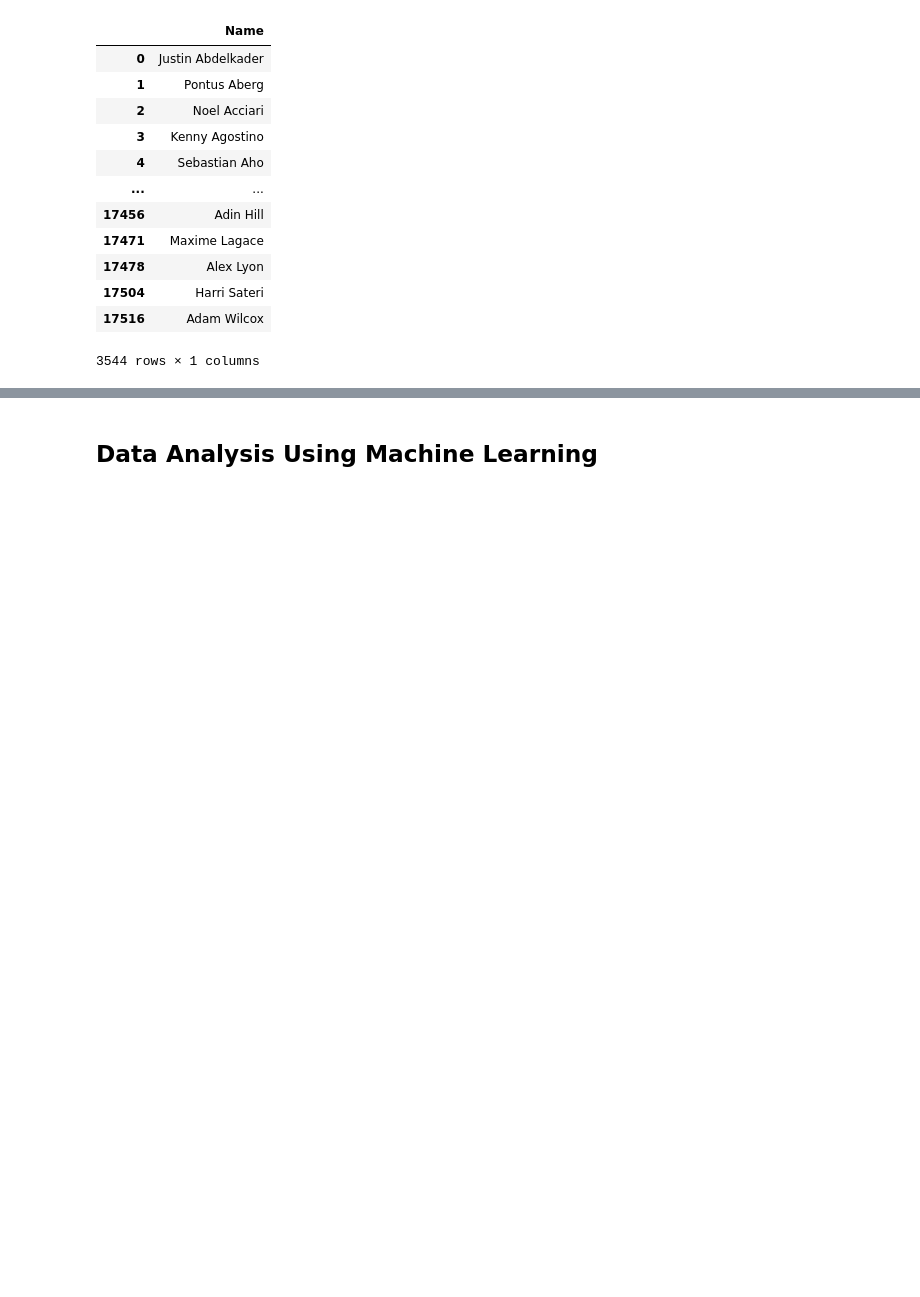
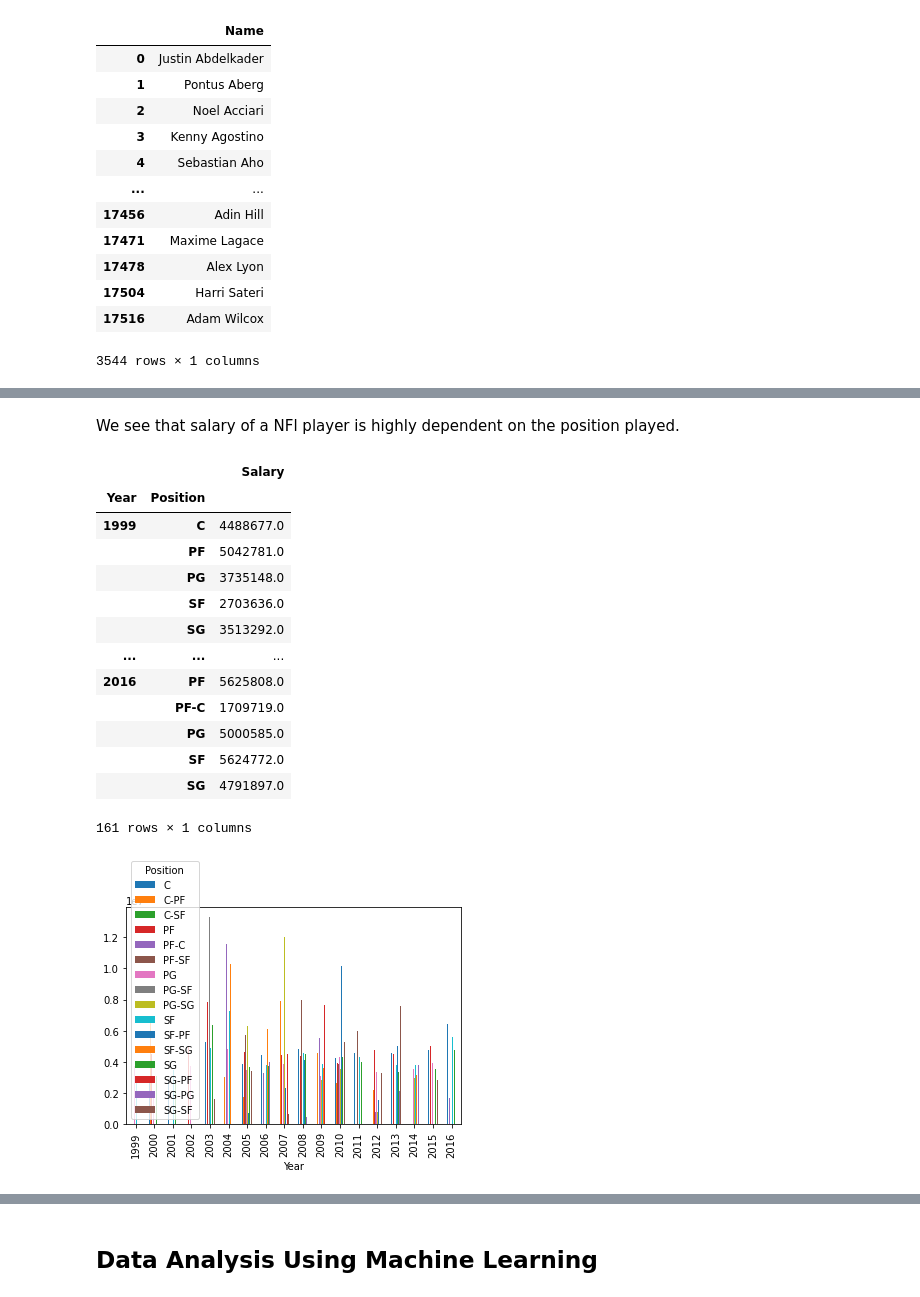
Before and after one commit to stevensryanw/stevensryanw.github.io, a Jupyter notebook: main.ipynb, the cells around one changed output, grey strips where cells are left out. Drawn from its saved outputs; the diff is of its cells as text; code cells hidden in the pictures; blank space fills up the shorter version.

```diff
--- a/main.ipynb
+++ b/main.ipynb
@@ -465,0 +890,31 @@ nba_salEval.plot.line(
+# %% [markdown]
+We see that salary of a NFl player is highly dependent on the position played.
+# %%
+#NBA
+nbaTemp = nba.loc[nba["Season"] >= 2001]
+nbaTemp = nbaTemp.loc[nbaTemp["Season"] <= 2016]
+nbaTemp = pd.DataFrame().assign(Name = nba["Name"], Year = nba["Season"], Position = nba["Pos"], Salary = nba["Salary"])
+nbaTemp.sort_values(by = "Year", ascending = True, inplace = True)
+nbaTemp = nbaTemp.astype({"Year": "int", "Salary": "int"})
+
+nba_cube = nbaTemp.pivot_table(index = "Year", columns=["Position"], values = "Salary", aggfunc=np.mean)
+nba_cube.plot.bar()
+
+nba_table = (nbaTemp.groupby(["Year", "Position"])).Salary.mean().round()
+nba_table.to_frame()
+# %% [output]
+|  |  | Salary |
+| Year | Position |  |
+| 1999 | C | 4488677.0 |
+|  | PF | 5042781.0 |
+|  | PG | 3735148.0 |
+|  | SF | 2703636.0 |
+|  | SG | 3513292.0 |
+| ... | ... | ... |
+| 2016 | PF | 5625808.0 |
+|  | PF-C | 1709719.0 |
+|  | PG | 5000585.0 |
+|  | SF | 5624772.0 |
+|  | SG | 4791897.0 |
+161 rows × 1 columns
+[figure, added]
```
Also changed, not shown: parts of 90 cells of this notebook, 20 other files.
